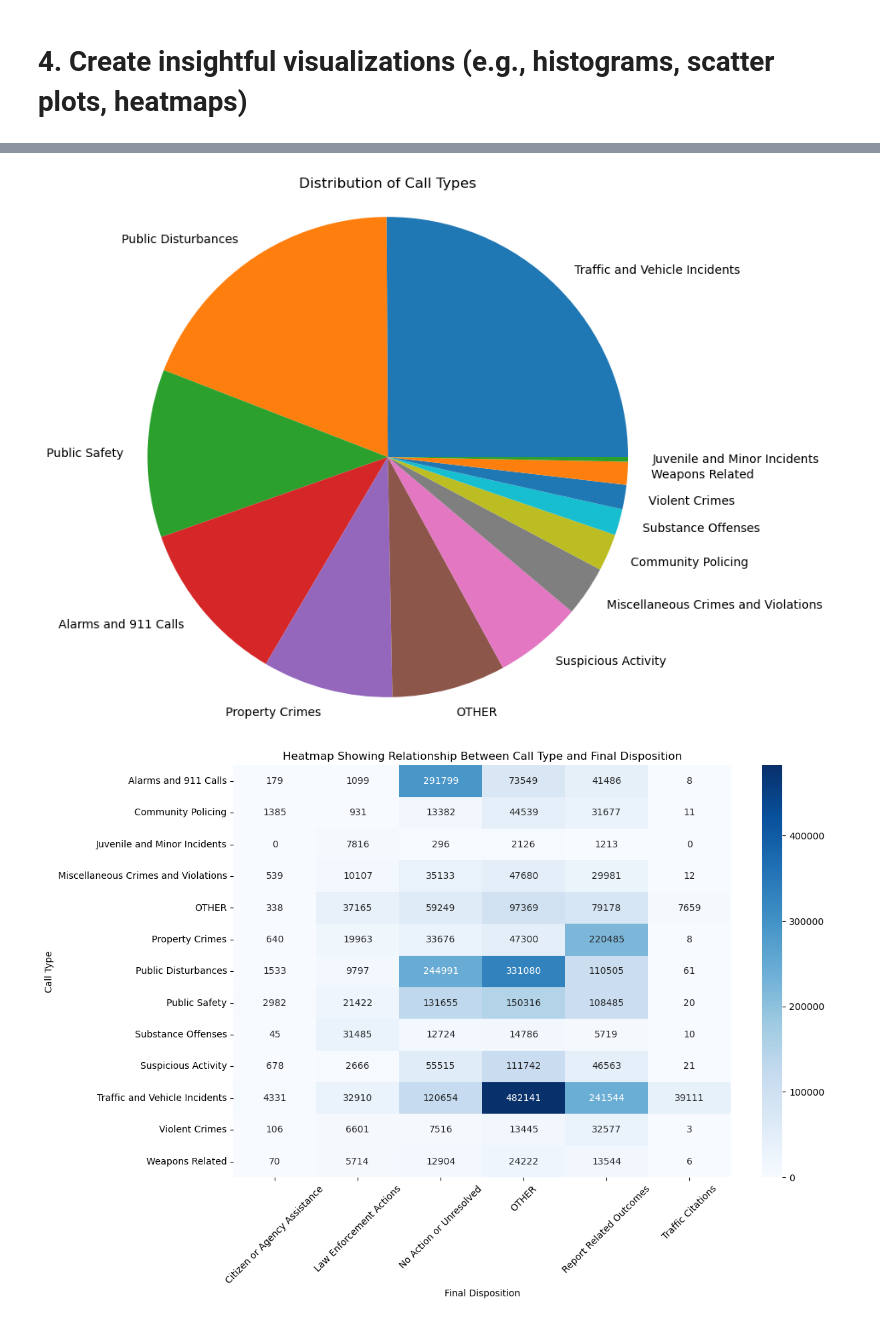
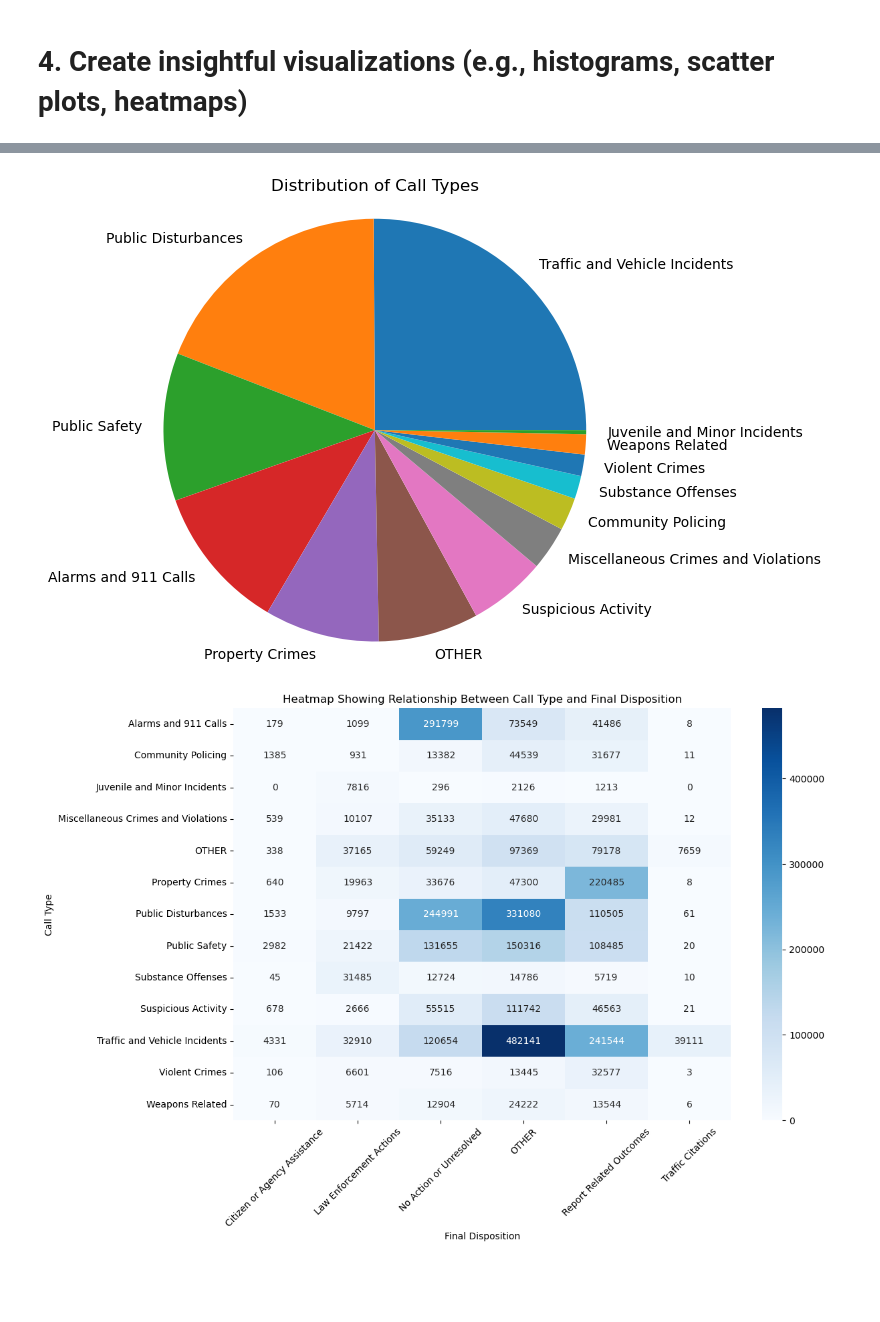
Before and after one commit to truongng1/crime_trends_sj, a Jupyter notebook: notebookes/CS_163_EDA_Summary.ipynb, the cells around one changed output, grey strips where cells are left out. Saved outputs shown, nothing was run; the diff lists cells and outputs as text; code cells hidden in the pictures; blank space fills up the shorter version.

```diff
--- a/notebookes/CS_163_EDA_Summary.ipynb
+++ b/notebookes/CS_163_EDA_Summary.ipynb
@@ -201,14 +204,14 @@ plt.show()
 # %%
 call_type_counts = df['CALL_TYPE'].value_counts()
 
 # Plotting the pie chart
-plt.figure(figsize=(8, 8))
+plt.figure(figsize=(6, 6))
 plt.pie(call_type_counts, labels=call_type_counts.index)
 plt.title('Distribution of Call Types')
 plt.axis('equal')
 plt.show()
 # %% [output]
-[figure, old version]
+[figure, new version]
 # %%
 heatmap_data = df.pivot_table(index='CALL_TYPE', columns='FINAL_DISPO', aggfunc='size', fill_value=0)
 
```
Also changed, not shown: parts of 2 cells of this notebook.
